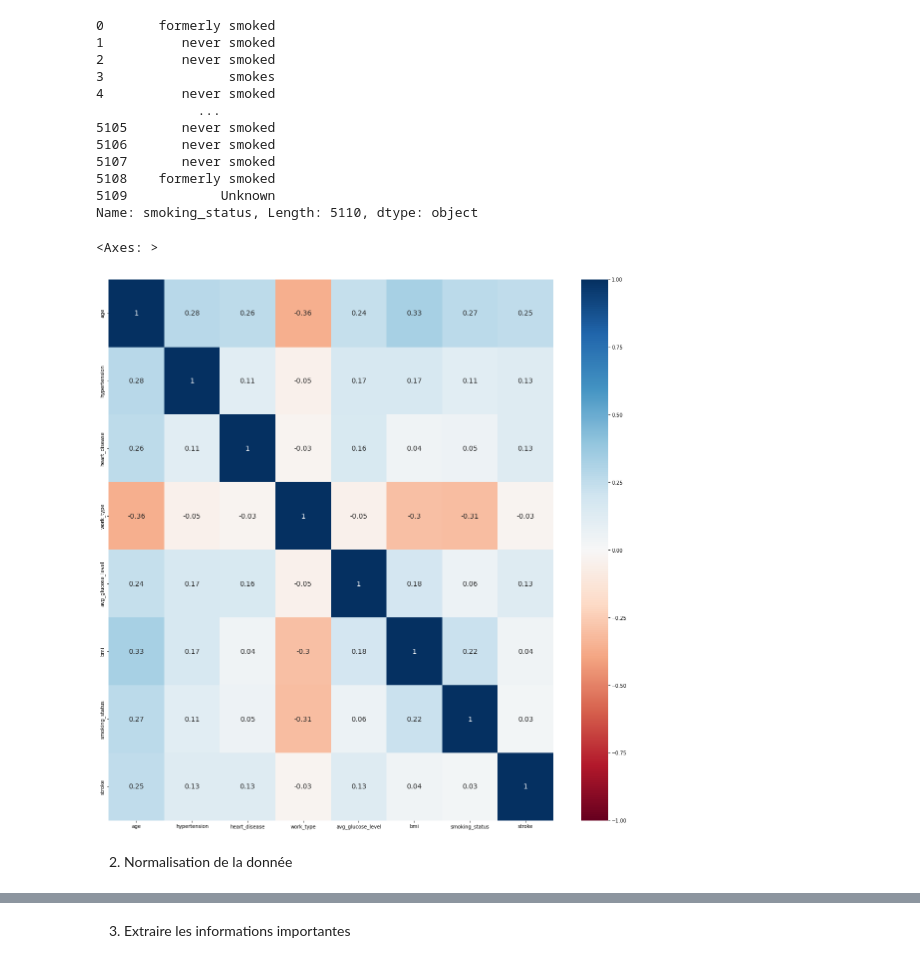
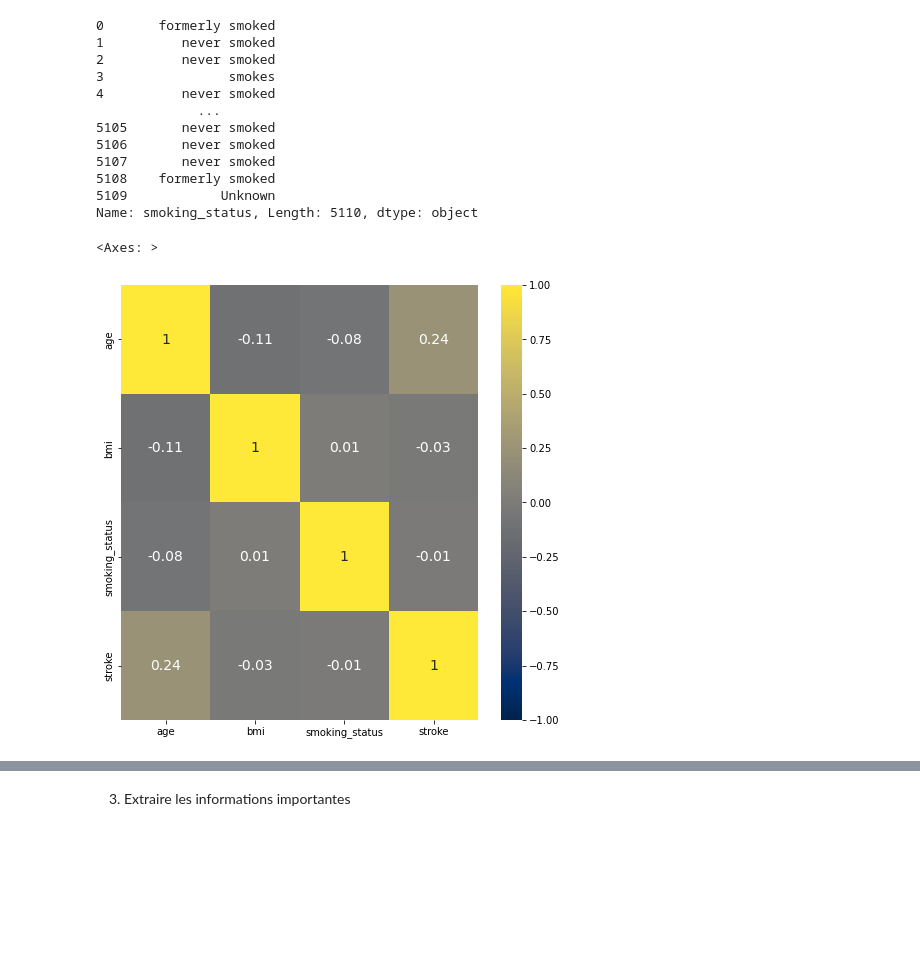
Before and after one commit to julienRactM/stroke-alert, a Jupyter notebook: main_notebook.ipynb, the cells around one changed output, grey strips where cells are left out. Drawn from its saved outputs; the diff is of its cells as text; code cells hidden in the pictures; blank space fills up the shorter version.

```diff
--- a/main_notebook.ipynb
+++ b/main_notebook.ipynb
@@ -86,11 +137,14 @@ corr_map_df.work_type = corr_map_df['work_type'].cat.codes
 corr_map_df.smoking_status = corr_map_df['smoking_status'].astype('category')
 corr_map_df.smoking_status = corr_map_df['smoking_status'].cat.codes
 
-plt.figure(figsize = (20,20))
-sns.heatmap(round(corr_map_df.corr(),2), cmap = "RdBu", annot = True, annot_kws = {"size":14}, vmin =-1, vmax = 1)
+
+corr_map_df.drop(columns=['ever_married', 'Residence_type', 'avg_glucose_level', 'gender',\
+                          'work_type', 'hypertension', 'heart_disease'], inplace=True)
+
 # hsv terrain jet rainbow tab10 Pastel1 Set3 RdBu viridis inferno plasma cividis magma
-# %% [output]
-<Axes: >
-[figure, removed]
-# %% [markdown]
-2. Normalisation de la donnée
+# %%
+plt.figure(figsize = (8,8))
+sns.heatmap(round(corr_map_df.corr(),2), cmap = "cividis", annot = True, annot_kws = {"size":14}, vmin =-1, vmax = 1)
+# %% [output]
+<Axes: >
+[figure, added]
```
Also changed, not shown: parts of 33 cells of this notebook, 2 other files.
